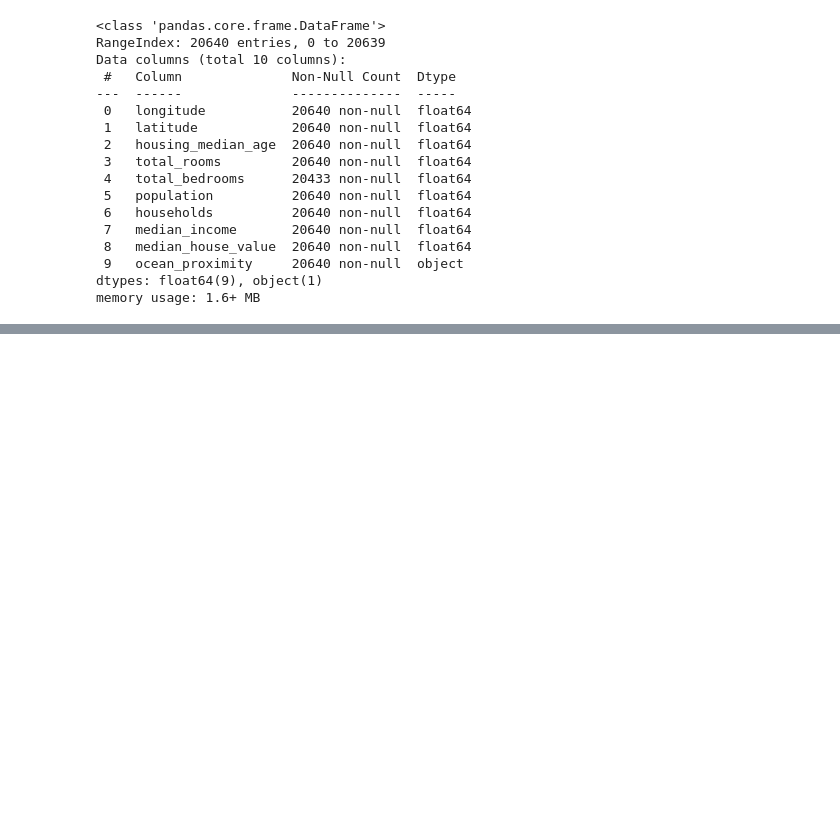
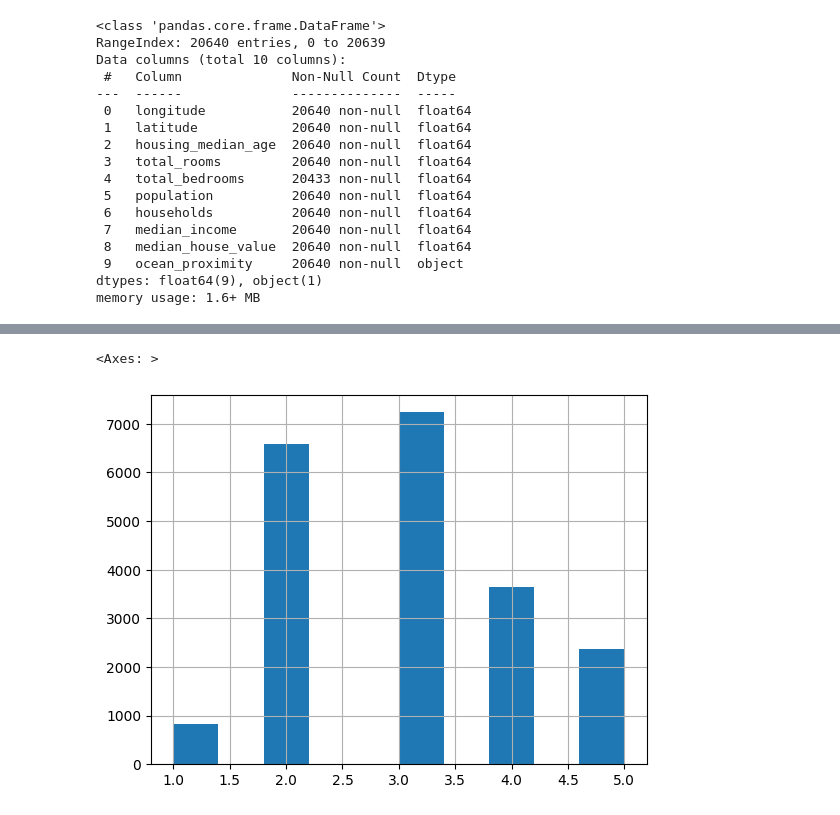
Before and after one commit to Alexandertsvet/price_real_estate, a Jupyter notebook: price_real_estate.ipynb, the cells around one changed output, grey strips where cells are left out. Cells and saved outputs as stored; diff of their text form; code cells hidden in the pictures; blank space fills up the shorter version.

```diff
--- a/price_real_estate.ipynb
+++ b/price_real_estate.ipynb
@@ -51,0 +147,7 @@ data.describe()
+# %%
+data['income_cut']=pd.cut(data['median_income'],bins=[0,15000,30000,45000,60000,np.inf], labels=[1,2,3,4,5])
+# %%
+data['income_cut'].hist()
+# %% [output]
+<Axes: >
+[figure, added]
```
Also changed, not shown: parts of 25 cells of this notebook, 1 other file.
